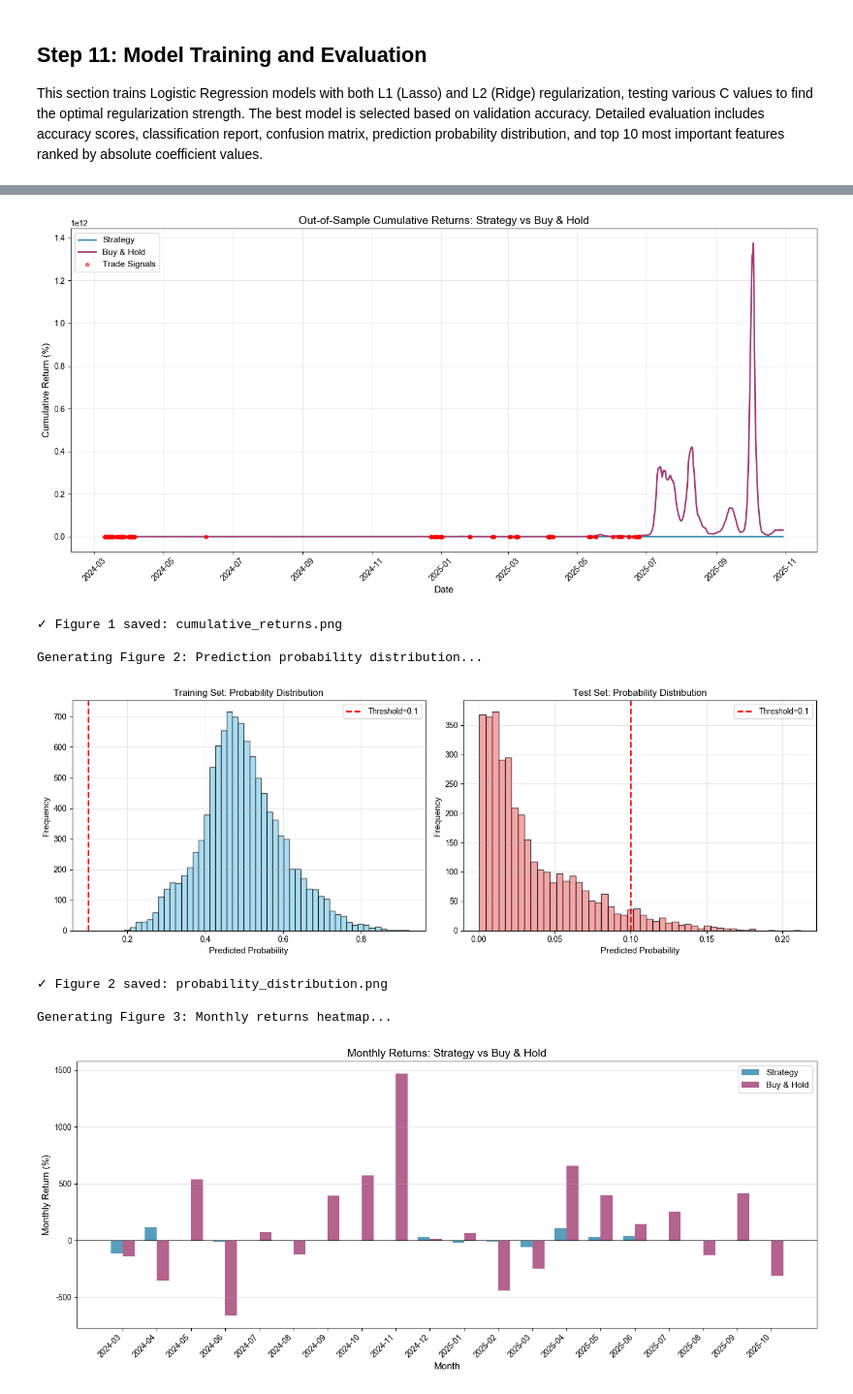
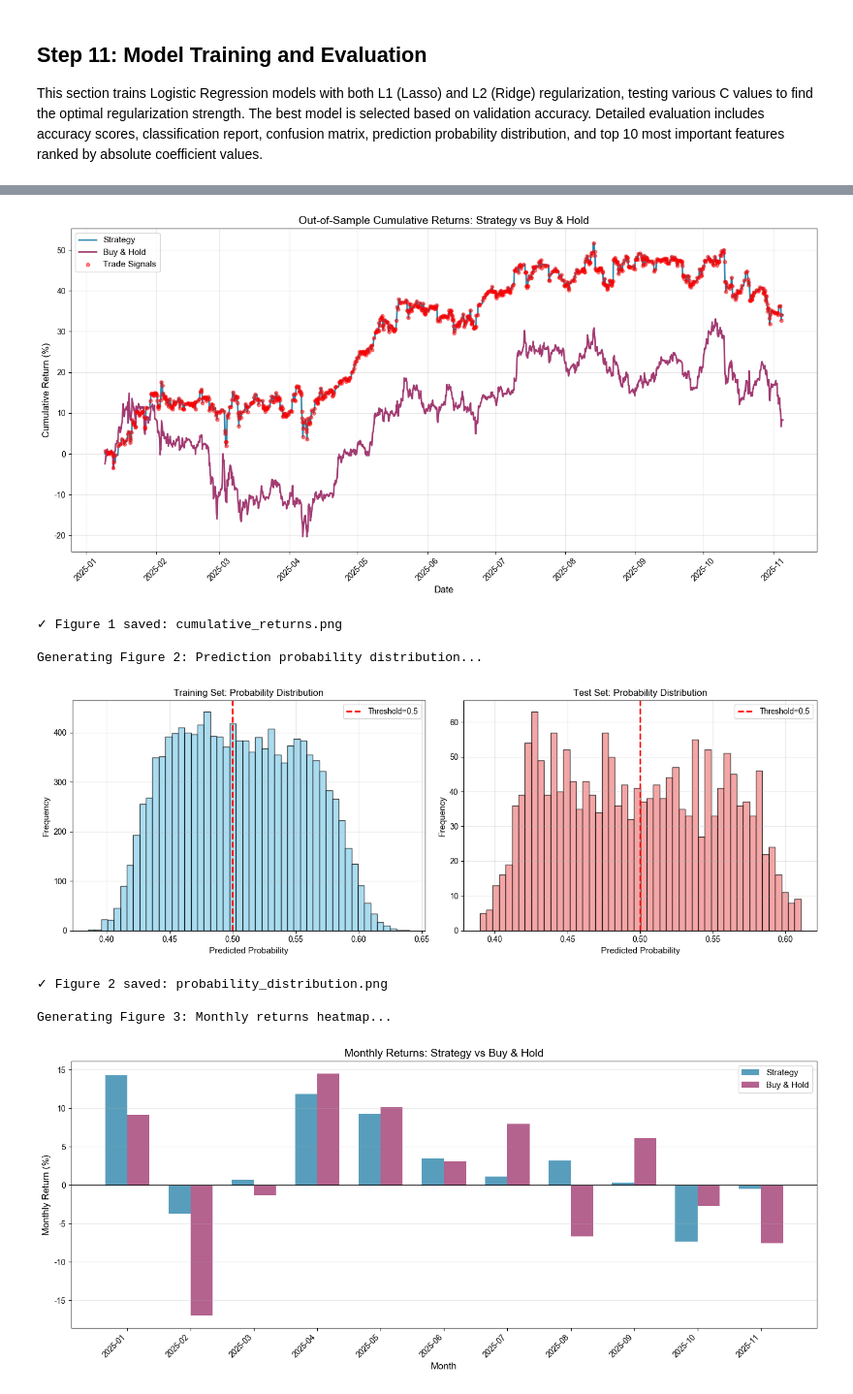
Before and after one commit to JadeInRain/DSA5205_project2, a Jupyter notebook: code.ipynb, the cells around one changed output, grey strips where cells are left out. Shown at 97% size. Cells and saved outputs as stored; diff of their text form; code cells hidden in the pictures.

```diff
--- a/code.ipynb
+++ b/code.ipynb
@@ -458,6 +447,9 @@ Checking extreme values (|max| > 1e6 or |min| > 1e6):
   ... plus 56 more features
 
 ✓ Data cleaning completed!
+# %%
+train_portion = 0.7
+val_portion = 0.2
 # %% [markdown]
 ## Step 8: Deep Diagnosis - Identify Problem Features
 This section performs a multi-round diagnosis to identify problematic features that may cause model instability. It checks for features where test set values are significantly larger than training set values (>100x ratio), features with extreme absolute values (>1e6), and displays the top extreme-valued features in the test set. Problem features are removed to ensure model robustness.
@@ -471,8 +463,8 @@ print("="*60)
 
 # Split data by time periods for checking
 n_total = len(df_clean)
-n_train = int(n_total * 0.6)
-n_val = int(n_total * 0.2)
+n_train = int(n_total * train_portion)
+n_val = int(n_total * val_portion)
 
 train_split = df_clean.iloc[:n_train]
 val_split = df_clean.iloc[n_train:n_train+n_val]
@@ -1171,7 +926,7 @@ Next step: Final backtest on test set using threshold 0.1
 This section performs the final backtest on the test set using the optimal threshold selected from validation. It calculates actual future returns, generates trading signals, and computes comprehensive performance metrics including total return, annualized return, Sharpe ratio, maximum drawdown, win rate, and trading costs. Results are compared against a Buy & Hold benchmark to evaluate the strategy's risk-adjusted performance.
 # %%
 # ==========================================
-# STEP 14: Final Out-of-Sample Backtest (Test Set)
+# STEP 13: Final Out-of-Sample Backtest (Test Set)
 # ==========================================
 print("\n" + "="*60)
 print("STEP 13: OUT-OF-SAMPLE BACKTEST (Test Set)")
@@ -1200,8 +955,8 @@ for i in range(len(test_data)):
     idx = test_data.index[i]
     pos_in_clean = df_clean.index.get_loc(idx)
 
-    if pos_in_clean + LOOK_FORWARD_PERIODS < len(df_clean):
-        future_idx = df_clean.index[pos_in_clean + LOOK_FORWARD_PERIODS]
+    if pos_in_clean + 1 < len(df_clean):
+        future_idx = df_clean.index[pos_in_clean + 1]
         current_price = df_clean.loc[idx, 'close']
         future_price = df_clean.loc[future_idx, 'close']
         actual_return = (future_price - current_price) / current_price
@@ -1236,11 +991,10 @@ strategy_returns = test_signals * test_actual_returns
 
 # Trading costs
 n_trades_test = test_signals.sum() * 2  # Each signal = buy + sell
-total_cost_test = n_trades_test * TRANSACTION_COST
 
 # Total returns
-strategy_total_return = strategy_returns.sum() - total_cost_test
-buyhold_total_return = test_actual_returns.sum()
+strategy_total_return = np.prod(1 + strategy_returns) - 1
+buyhold_total_return = np.prod(1 + test_actual_returns) - 1
 
 # Annualized returns
 n_years_test = len(test_data) * 4 / (24 * 365.25)
@@ -1292,7 +1046,6 @@ print(f"{'Annualized Return':<30} {strategy_annual_return*100:>18.2f}% {buyhold_
 print(f"{'Sharpe Ratio':<30} {strategy_sharpe:>18.2f} {buyhold_sharpe:>18.2f}")
 print(f"{'Max Drawdown':<30} {strategy_max_dd*100:>18.2f}% {buyhold_max_dd*100:>18.2f}%")
 print(f"{'Number of Trades':<30} {n_trades_test:>18d} {0:>18d}")
-print(f"{'Trading Costs':<30} {total_cost_test*100:>18.2f}% {0:>18.2f}%")
 print("-"*70)
 
 if test_signals.sum() > 0:
@@ -1363,7 +1116,7 @@ Key findings:
 This section creates four key visualizations to analyze the trading strategy performance: (1) cumulative returns comparison with trade signals marked, (2) prediction probability distributions for train and test sets, (3) monthly returns bar chart comparing strategy vs buy-and-hold, and (4) top 15 most important features with color-coded positive/negative coefficients. All charts are saved as high-resolution PNG files.
 # %%
 # ==========================================
-# STEP 15: Visualization
+# STEP 14: Visualization
 # ==========================================
 print("\n" + "="*60)
 print("STEP 14: Visualization")
@@ -1493,39 +1246,72 @@ feature_importance = np.abs(final_model.coef_[0])
 top_n = 15
 top_indices = np.argsort(feature_importance)[-top_n:]
 
 fig, ax = plt.subplots(figsize=(10, 8))
 
 colors = ['green' if final_model.coef_[0][i] > 0 else 'red' for i in top_indices]
 ax.barh(range(top_n), feature_importance[top_indices], color=colors, alpha=0.7)
 ax.set_yticks(range(top_n))
 ax.set_yticklabels([feature_cols[i] for i in top_indices])
 ax.set_xlabel('Absolute Coefficient Value', fontsize=12)
 ax.set_title(f'Top {top_n} Most Important Features\n(Green=Positive, Red=Negative)',
              fontsize=14, fontweight='bold')
 ax.grid(True, alpha=0.3, axis='x')
 
 plt.tight_layout()
 plt.savefig('figs/feature_importance.png', dpi=300, bbox_inches='tight')
 plt.show()
 
 print("✓ Figure 4 saved: feature_importance.png")
 
 print("\n✓ All charts generated successfully!")
+
+# ==========================================
+# Figure 5: Equity Curve
+# ==========================================
+print("\nGenerating Figure 5: Equity curve ...")
+
+fig, ax = plt.subplots(figsize=(14, 7))
+
+# 计算净值（Equity Curve）
+strategy_equity = np.cumprod(1 + strategy_returns)
+buyhold_equity = np.cumprod(1 + test_actual_returns)
+
+# 时间索引
+test_dates = test_data['timestamp'].values
+
+# 绘图
+ax.plot(test_dates, strategy_equity, label='Strategy Equity', linewidth=2, color='#2E86AB')
+ax.plot(test_dates, buyhold_equity, label='Buy & Hold Equity', linewidth=2, color='#A23B72')
+
+ax.set_xlabel('Date', fontsize=12)
+ax.set_ylabel('Equity Value', fontsize=12)
+ax.set_title('Equity Curve Over Time', fontsize=14, fontweight='bold')
+
+ax.legend(fontsize=11)
+ax.grid(True, alpha=0.3)
+ax.xaxis.set_major_formatter(mdates.DateFormatter('%Y-%m'))
+plt.xticks(rotation=45)
+
+plt.tight_layout()
+plt.savefig('figs/equity_curve.png', dpi=300, bbox_inches='tight')
+plt.show()
+
+print("✓ Figure 5 saved: equity_curve.png")
 # %% [output]
 ============================================================
 STEP 14: Visualization
 ============================================================
 
 Generating Figure 1: Cumulative returns comparison...
-[figure, old version]
+[figure, new version]
 ✓ Figure 1 saved: cumulative_returns.png
 
 Generating Figure 2: Prediction probability distribution...
-[figure, old version]
+[figure, new version]
 ✓ Figure 2 saved: probability_distribution.png
 
 Generating Figure 3: Monthly returns heatmap...
-[figure, old version]
+[figure, new version]
 ✓ Figure 3 saved: monthly_returns.png
 
 Generating Figure 4: Feature importance...
```
Also changed, not shown: parts of 22 cells of this notebook, 8 other files.
